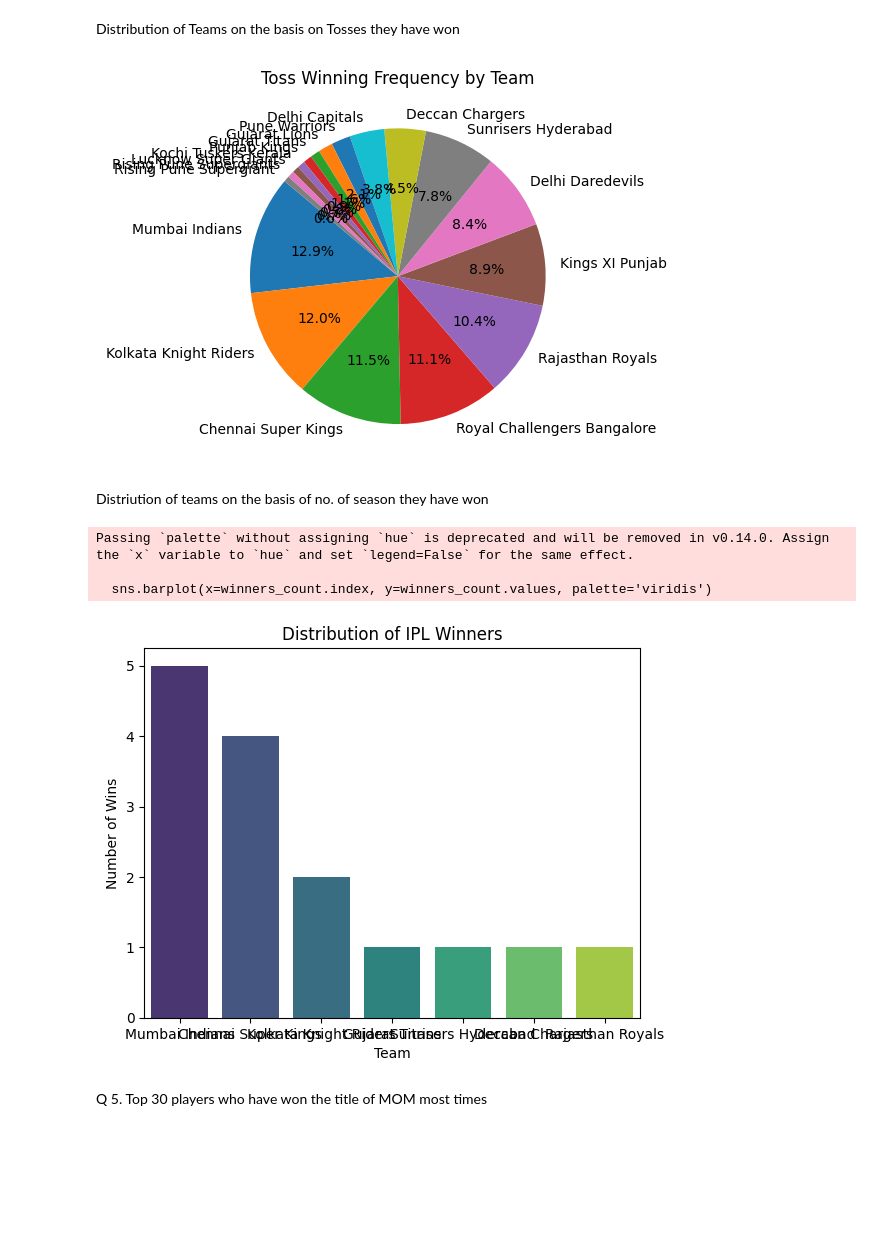
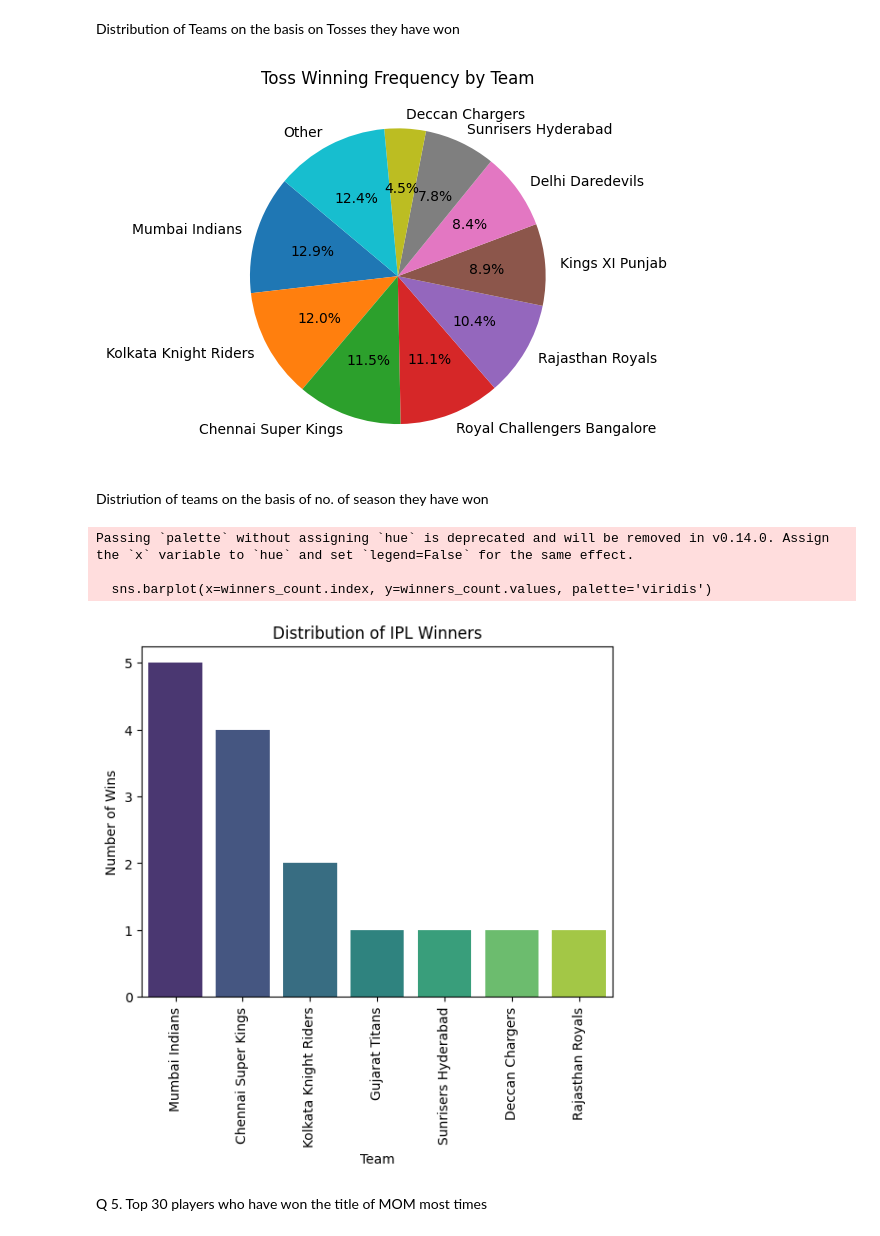
Before and after one commit to jindalpratik/university, a Jupyter notebook: Courses/Artificial Intelligence and Machine Learning/2024-02-28/today.ipynb, the cells around one changed output. Drawn from its saved outputs; the diff is of its cells as text; code cells hidden in the pictures; blank space fills up the shorter version.

```diff
--- a/Courses/Artificial Intelligence and Machine Learning/2024-02-28/today.ipynb
+++ b/Courses/Artificial Intelligence and Machine Learning/2024-02-28/today.ipynb
@@ -113,31 +113,46 @@ Distribution of Teams on the basis on Tosses they have won
 # %%
 toss_winner = matches['TossWinner']
 toss_counts = toss_winner.value_counts()
+# Assuming toss_winner and toss_counts are already defined as per your provided code
+# Calculate total toss counts
+total_tosses = toss_counts.sum()
+
+# Filter teams winning less than 10% of tosses
+threshold = 0.04 * total_tosses
+other_teams = toss_counts[toss_counts < threshold]
+other_count = other_teams.sum()
+
+# Combine into 'Other' category
+toss_counts = toss_counts[toss_counts >= threshold]
+toss_counts['Other'] = other_count
+
+# Plot the pie chart
 plt.pie(toss_counts, labels=toss_counts.index, autopct='%1.1f%%', startangle=140)
 plt.title('Toss Winning Frequency by Team')
 plt.show()
 # %% [output]
-[figure, old version]
+[figure, new version]
 # %% [markdown]
 Distriution of teams on the basis of no. of season they have won
 # %%
 mask = matches['MatchNumber'] == "Final"
 a = matches[mask]
 a[['Season', 'WinningTeam']].sort_values('Season', ignore_index = True)
 
 winners_count = a['WinningTeam'].value_counts()
 
 # Plot the distribution of winners
 sns.barplot(x=winners_count.index, y=winners_count.values, palette='viridis')
 plt.title('Distribution of IPL Winners')
 plt.xlabel('Team')
+plt.xticks(rotation="vertical")
 plt.ylabel('Number of Wins')
 plt.show()
 # %% [output]
 Passing `palette` without assigning `hue` is deprecated and will be removed in v0.14.0. Assign the `x` variable to `hue` and set `legend=False` for the same effect.
 
   sns.barplot(x=winners_count.index, y=winners_count.values, palette='viridis')
-[figure, old version]
+[figure, new version]
 # %% [markdown]
 Q 5. Top 30 players who have won the title of MOM most times
 # %%
```
Also changed, not shown: parts of 2 cells of this notebook, 1 other file.
